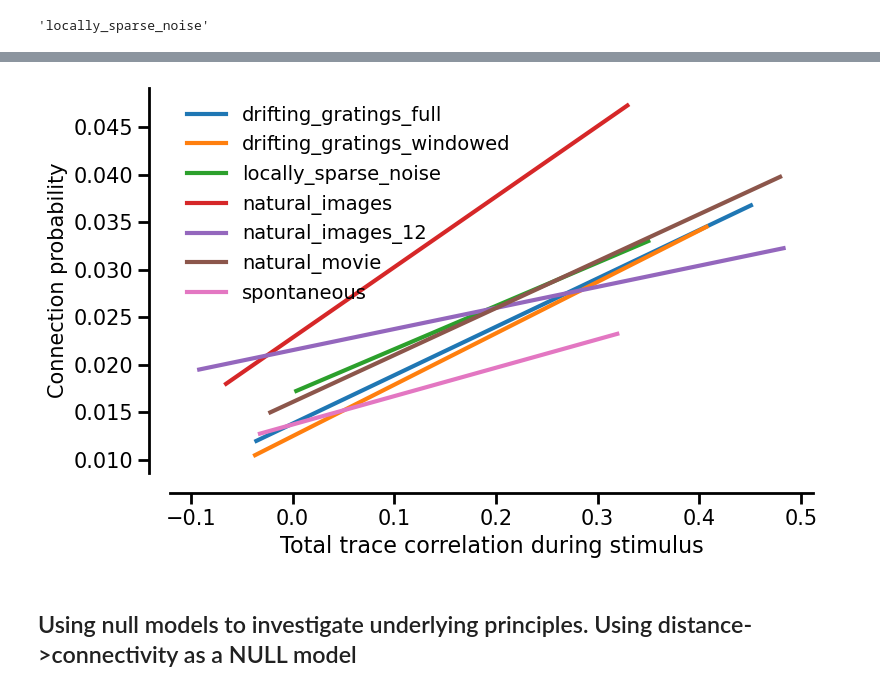
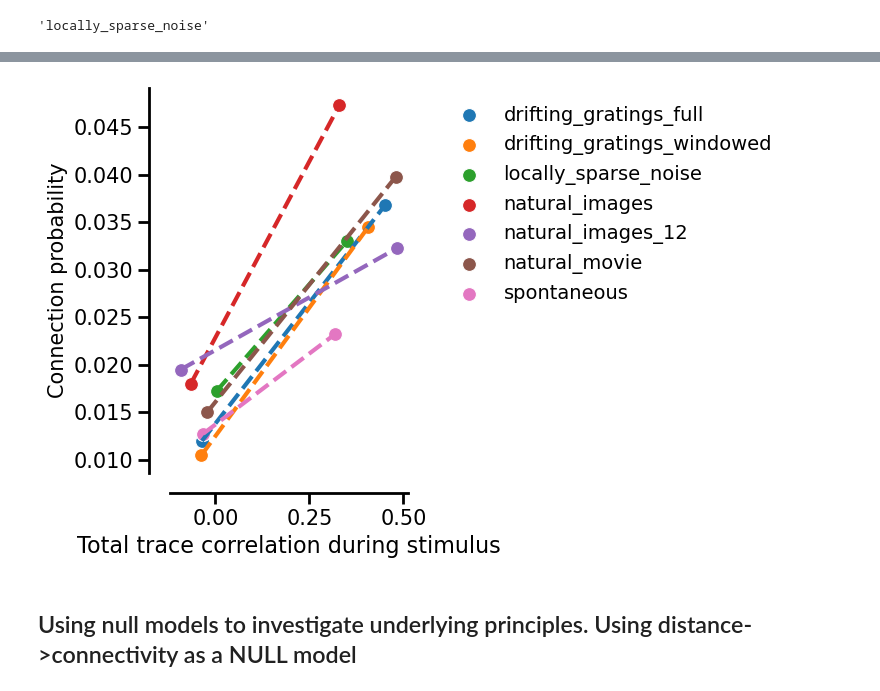
Before and after one commit to AllenSWDB/SWDB_2025_Connectomics, a Jupyter notebook: code/solutions/Workshop2.ipynb, the cells around one changed output, grey strips where cells are left out. Saved outputs shown, nothing was run; the diff lists cells and outputs as text; code cells hidden in the pictures.

```diff
--- a/code/solutions/Workshop2.ipynb
+++ b/code/solutions/Workshop2.ipynb
@@ -396,35 +467,37 @@ connection_probability = connected_pair_counts / (proofread_pair_counts + 1e-6)
 fig, ax = plt.subplots(figsize=(8, 5))
 
 for stim in stimulus_conditions:
     bins = np.linspace(-.1, .3, 6)
     bins = np.percentile(corr_coreg_proofread_df[stim], np.linspace(0, 100, 11))[1:-1]
     bins = np.percentile(corr_coreg_proofread_df[stim], np.linspace(0, 100, 11))[[0, 1, -2, -1]]
 
     bin_centers = np.convolve(bins, [.5, .5], mode="valid")[[0, -1]]
     proofread_pair_counts = np.histogram(corr_coreg_proofread_df[stim], bins)[0][[0, -1]]
     connected_pair_counts = np.histogram(conn_corr_df[stim], bins)[0][[0, -1]]
 
     connection_probability = connected_pair_counts / (proofread_pair_counts + 1e-6)
 
-    sns.lineplot(x=bin_centers, y=connection_probability, lw=3, label=stim)
+    sns.lineplot(x=bin_centers, y=connection_probability, lw=3, ls="--", legend=False, ax=ax)
+    sns.scatterplot(x=bin_centers, y=connection_probability, label=stim, legend=False, ax=ax, s=100)
 
 ax.legend(frameon=False, fontsize=14)
+ax.get_legend().set_bbox_to_anchor([1.1, 1])
 ax.tick_params(axis='both', which='major', labelsize=15, width=2, length=8)  # Set larger tick labels
 ax.tick_params(axis='both', which='minor', labelsize=14, width=1, length=4)  # Set larger tick labels
 
 ax.spines['top'].set_visible(False)  # Hide the top spine
 ax.spines['right'].set_visible(False)  # Hide the right spine
 ax.spines['bottom'].set_linewidth(2)  # Hide the top spine
 ax.spines['left'].set_linewidth(2)  # Hide the right spine
 
 ax.set_xlabel("Total trace correlation during stimulus", fontsize=16)
 ax.set_ylabel("Connection probability", fontsize=15)
 
 sns.despine(offset=15, trim=False)
 plt.tight_layout()
 plt.show()
 # %% [output]
-[figure, old version]
+[figure, new version]
 # %% [markdown]
 ## Using null models to investigate underlying principles. Using distance->connectivity as a NULL model
 # %% [markdown]
```
Also changed, not shown: parts of 36 cells of this notebook.
